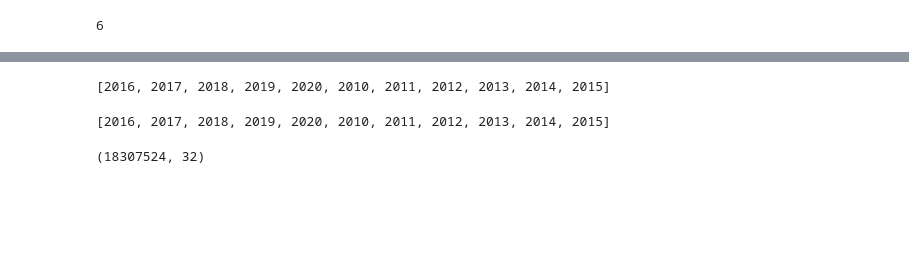
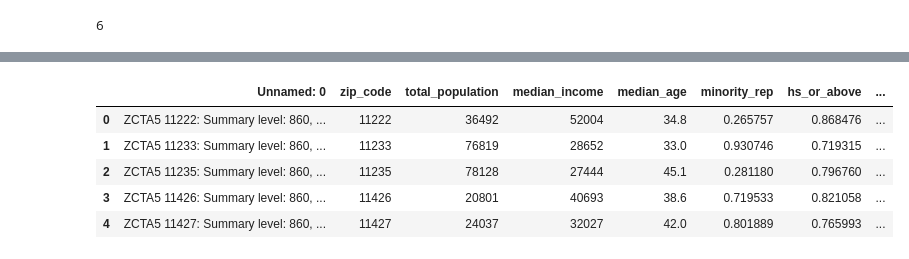
Before and after one commit to rab175/311_Project, a Jupyter notebook: Data_Import_Cleaning.ipynb, the cells around one changed output, grey strips where cells are left out. Saved outputs shown, nothing was run; the diff lists cells and outputs as text; code cells hidden in the pictures; blank space fills up the shorter version.

```diff
--- a/Data_Import_Cleaning.ipynb
+++ b/Data_Import_Cleaning.ipynb
@@ -613,10 +563,0 @@ df['year'] = pd.DatetimeIndex(df.created_date).year
-# %%
-years = list(set(df.year.values))
-years
-# %% [output]
-[2016, 2017, 2018, 2019, 2020, 2010, 2011, 2012, 2013, 2014, 2015]
-# %%
-years = list(set(pd.DatetimeIndex(df.created_date).year))
-years
-# %% [output]
-[2016, 2017, 2018, 2019, 2020, 2010, 2011, 2012, 2013, 2014, 2015]
@@ -628,4 +563,0 @@ for y in years:
-# %%
-df.shape
-# %% [output]
-(18307524, 32)
@@ -633,0 +564,10 @@ df.to_csv('data/top_agencies_clean.csv')
+# %%
+census_data = pd.read_csv('data/nyc_census_data.csv')
+census_data.head()
+# %% [output]
+|  | Unnamed: 0 | zip_code | total_population | median_income | median_age | minority_rep | hs_or_above | ... |
+| 0 | ZCTA5 11222: Summary level: 860, ... | 11222 | 36492 | 52004 | 34.8 | 0.265757 | 0.868476 | ... |
+| 1 | ZCTA5 11233: Summary level: 860, ... | 11233 | 76819 | 28652 | 33.0 | 0.930746 | 0.719315 | ... |
+| 2 | ZCTA5 11235: Summary level: 860, ... | 11235 | 78128 | 27444 | 45.1 | 0.281180 | 0.796760 | ... |
+| 3 | ZCTA5 11426: Summary level: 860, ... | 11426 | 20801 | 40693 | 38.6 | 0.719533 | 0.821058 | ... |
+| 4 | ZCTA5 11427: Summary level: 860, ... | 11427 | 24037 | 32027 | 42.0 | 0.801889 | 0.765993 | ... |
```
Also changed, not shown: parts of 84 cells of this notebook, 1 other file.
